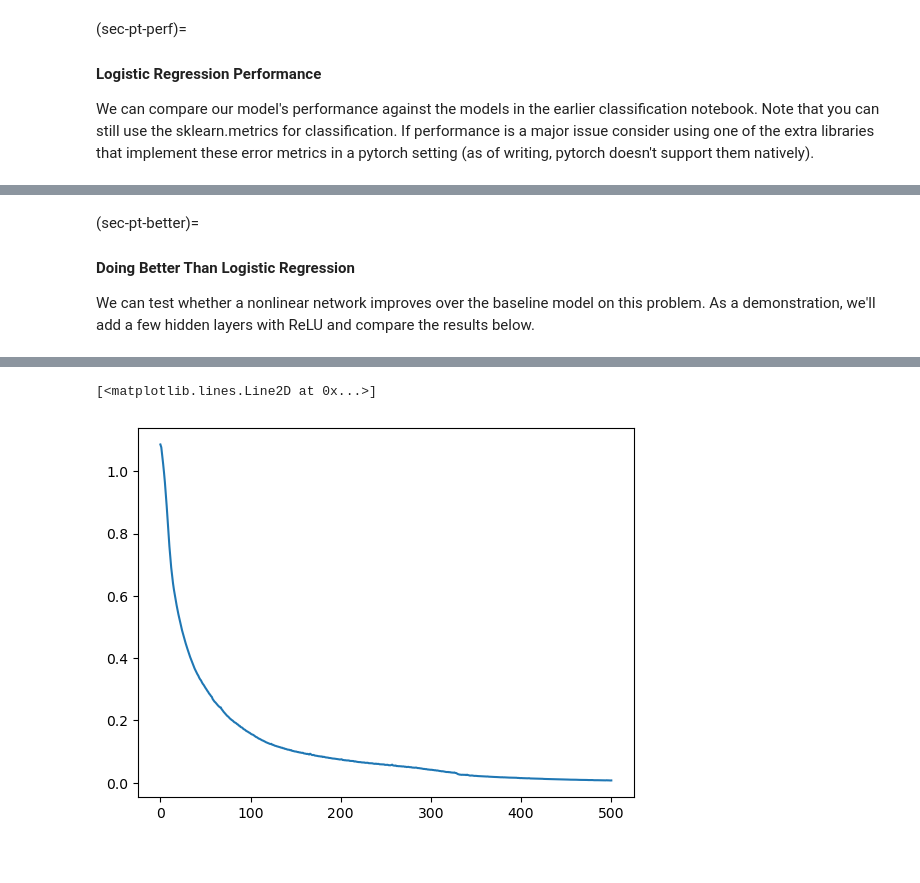
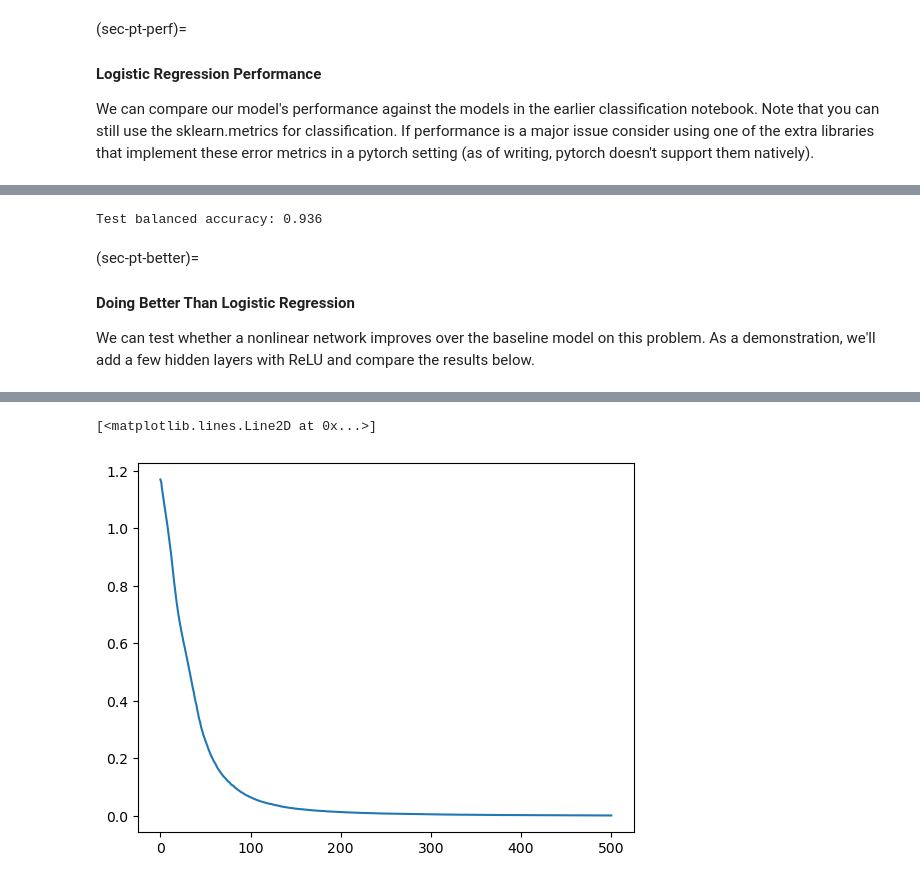
Before and after one commit to SECQUOIA/PU_CHE597_S2025, a Jupyter notebook: 16-Pytorch/PyTorch.ipynb, the cells around one changed output, grey strips where cells are left out. Saved outputs shown, nothing was run; the diff lists cells and outputs as text; code cells hidden in the pictures.

```diff
--- a/16-Pytorch/PyTorch.ipynb
+++ b/16-Pytorch/PyTorch.ipynb
@@ -97,7 +97,7 @@ b (tensor([1., 2., 3.])), 2*b (tensor([2., 4., 6.])), torch.mean(b) (2.0), b[1:]
 Set `USE_GPU = True` to run models on GPU (if available).
 On Colab: **Runtime → Change runtime type → GPU**, then set the flag below.
 # %%
-USE_GPU = False  # set True to enable GPU
+USE_GPU = True  # set True to enable GPU
 device = torch.device("cuda" if (USE_GPU and torch.cuda.is_available()) else "cpu")
 print("Device:", device)
 if USE_GPU:
@@ -1056,11 +1067,14 @@ f1: 0.8735514294134984
 # Mini-exercise
 # Compute balanced accuracy on the test set.
 if 'model' in globals() and 'data_test' in globals():
-    y_pred = model(data_test[:][0]).argmax(1)
+    with torch.no_grad():
+        y_pred = model(data_test[:][0].to(device)).argmax(1).cpu()
     print(f"Test balanced accuracy: {balanced_accuracy_score(data_test[:][1], y_pred):.3f}")
 else:
     print("TODO: run the logistic regression training and evaluation cells above.")
 # Expected output: balanced accuracy between 0 and 1.
+# %% [output]
+Test balanced accuracy: 0.936
 # %% [markdown]
 (sec-pt-better)=
 #### Doing Better Than Logistic Regression
@@ -1101,7 +1115,7 @@ N_steps = math.ceil(len(data_train)/batch_size) # this is how many batches need
 f_print = 10 # print frequency for diagnostics
 lr = 0.0025 # learning rate
 optimizer = torch.optim.Adam(model.parameters(),lr=lr) # Adam is one of many optimizers available as pytorch optimizer classes. We need to pass the list of tensors that we want to be trained.
-epoch_losses = [loss(model(data_train[:][0]),data_train[:][1]).item()] # grab losses at the start of each epoch
+epoch_losses = [loss(model(data_train[:][0].to(device)),data_train[:][1].to(device)).item()] # grab losses at the start of each epoch
 batch_loss = 0.0
 
 # loop over epochs
@@ -1162,5 +1176,5 @@ epoch 500/500, step 10/12, loss: 0.0014553272631019354
 [<matplotlib.lines.Line2D at 0x...>]
-[figure, old version]
+[figure, new version]
 # %%
 # Note, there are some specialized libraries that implement common metrics using tensor-based speedups, but
 # for the current case we will just use the sklearn implementations as in the earlier notebooks.
```
Also changed, not shown: parts of 12 cells of this notebook, 4 other files.
